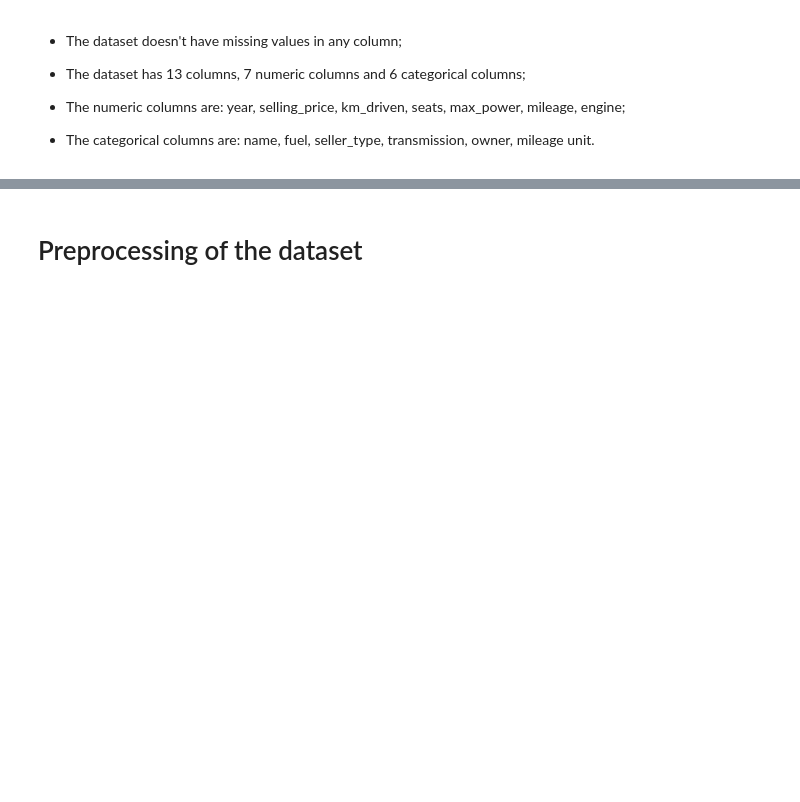
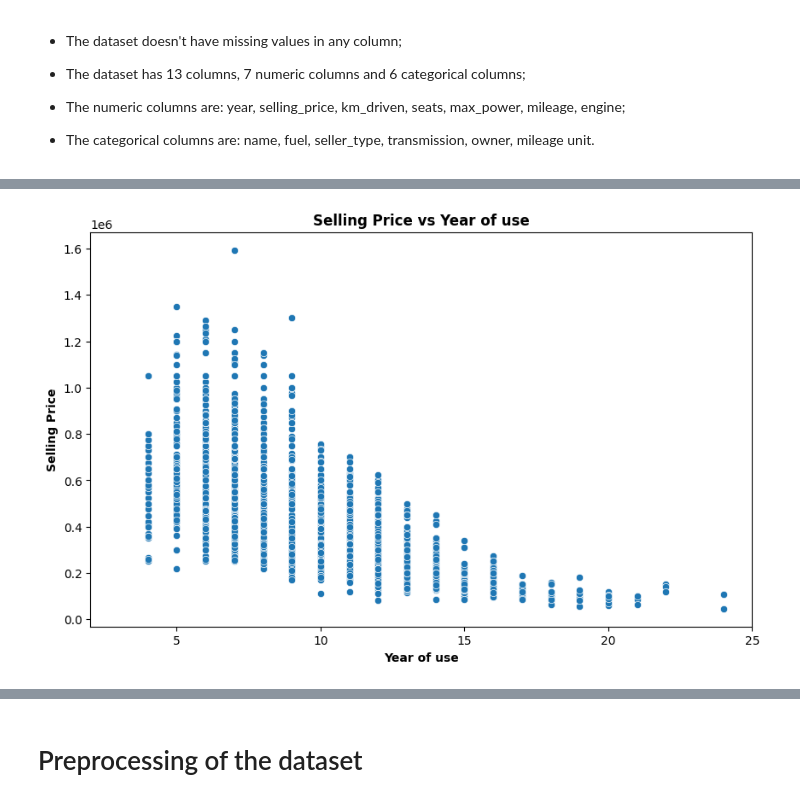
Before and after one commit to netofr19/ML_projects, a Jupyter notebook: car_price_prediction/car_price_pred.ipynb, the cells around one changed output, grey strips where cells are left out. Drawn from its saved outputs; the diff is of its cells as text; code cells hidden in the pictures; blank space fills up the shorter version.

```diff
--- a/car_price_prediction/car_price_pred.ipynb
+++ b/car_price_prediction/car_price_pred.ipynb
@@ -62,0 +110,10 @@ memory usage: 212.9+ KB
+# %%
+plt.figure(figsize=(10,6))
+sns.scatterplot(data=data, x='years_of_use', y='selling_price')
+plt.xlabel('Year of use', fontweight='bold')
+plt.ylabel('Selling Price', fontweight='bold')
+plt.title('Selling Price vs Year of use', fontweight='bold')
+plt.xlim(2, 25)
+plt.show()
+# %% [output]
+[figure, added]
```
Also changed, not shown: parts of 27 cells of this notebook.
